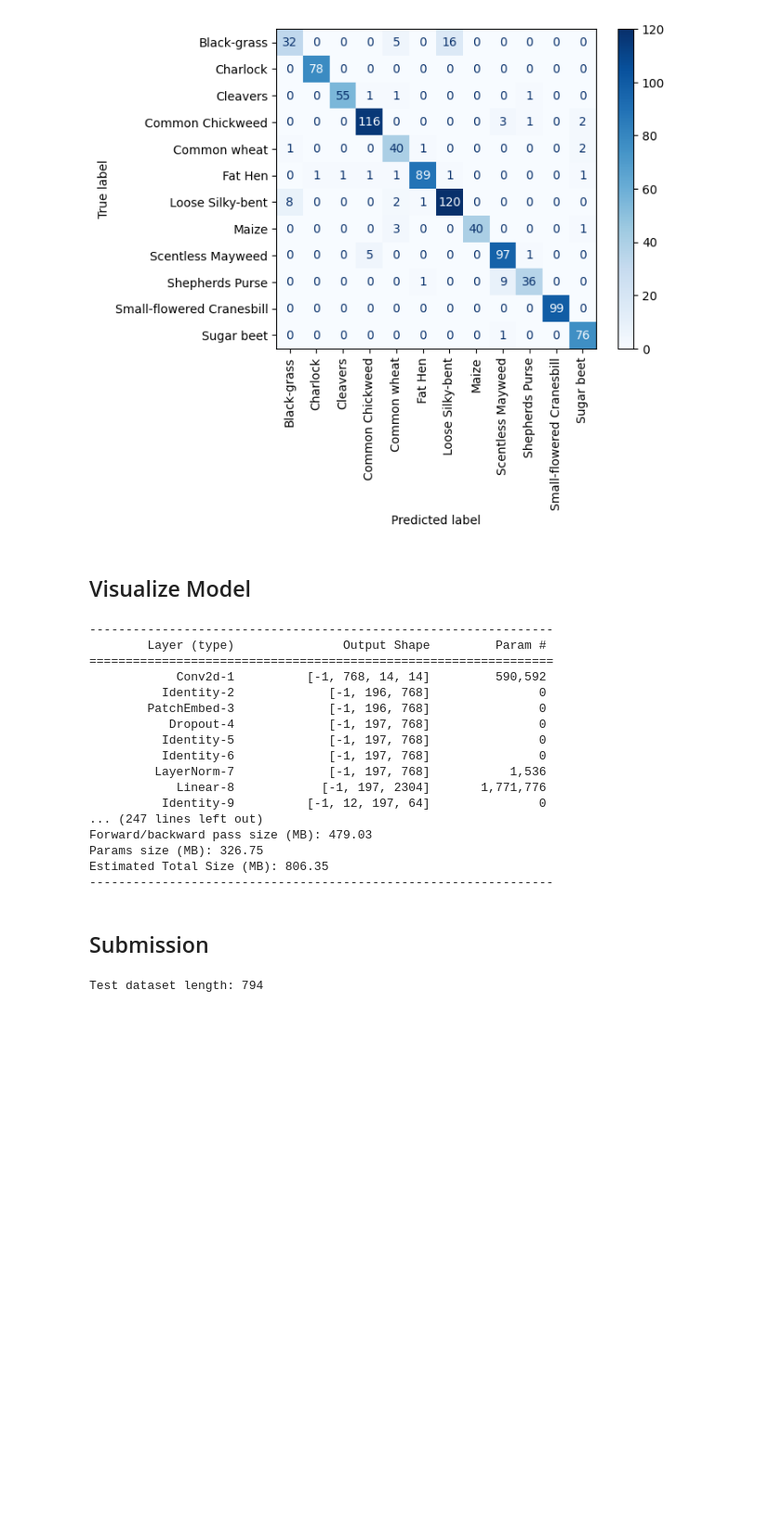
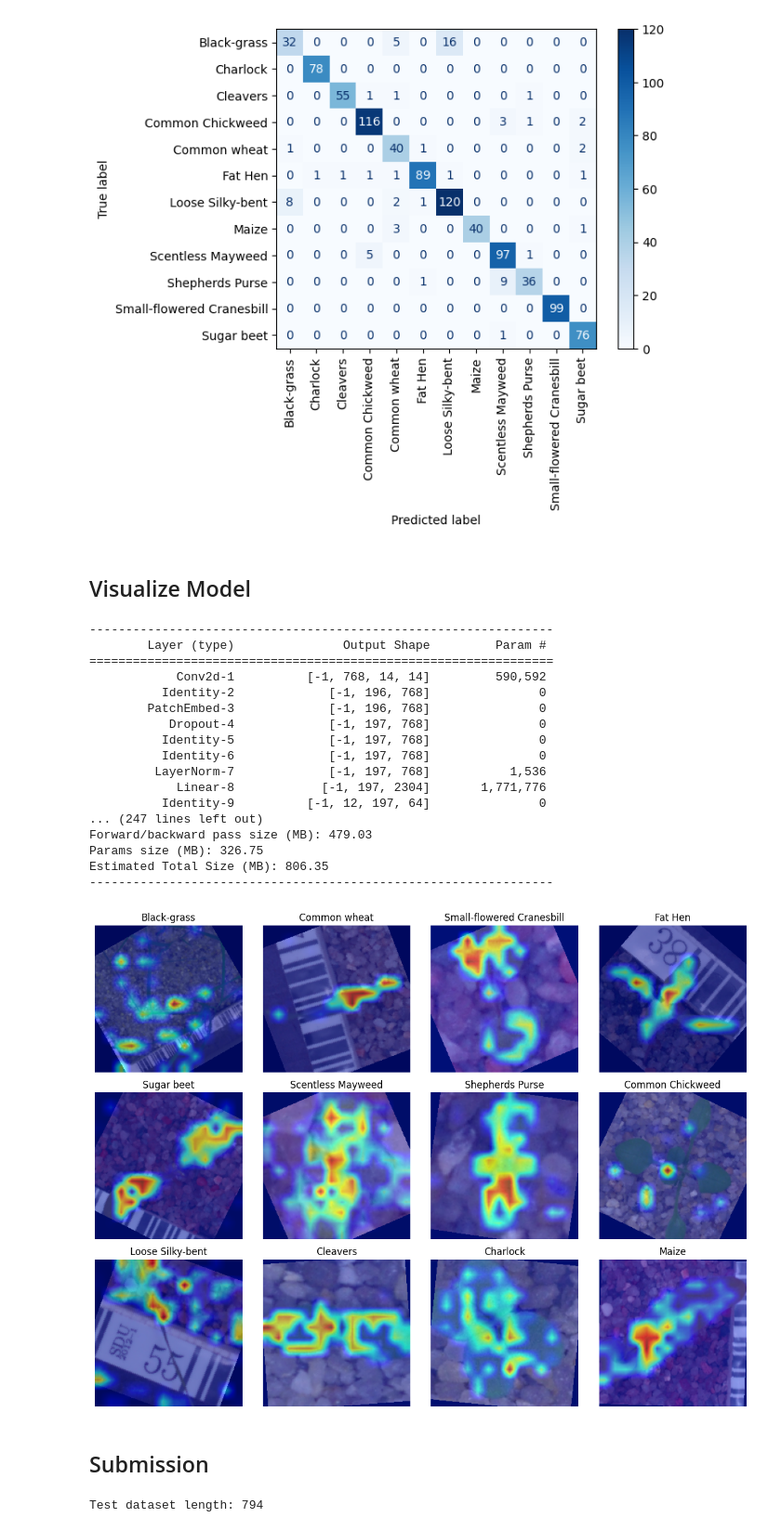
Before and after one commit to luckerma/dl_project, a Jupyter notebook: Transformer.ipynb, the cells around one changed output. Shown at 93% size. Drawn from its saved outputs; the diff is of its cells as text; code cells hidden in the pictures; blank space fills up the shorter version.

```diff
--- a/Transformer.ipynb
+++ b/Transformer.ipynb
@@ -401,7 +401,7 @@ Epoch 12/100
 # %%
 # Load model
 model: torch.nn.Module = torch.load(
-    DATA_ROOT / "model.pth", map_location=DEVICE, weights_only=False
+    DATA_ROOT / "model_0.96725.pth", map_location=DEVICE, weights_only=False
 )
 model = model.to(DEVICE)
 # %% [markdown]
@@ -514,6 +516,67 @@ Forward/backward pass size (MB): 479.03
 Params size (MB): 326.75
 Estimated Total Size (MB): 806.35
 ----------------------------------------------------------------
+# %%
+def reshape_transform(tensor, height=14, width=14):
+    result = tensor[:, 1:, :].reshape(tensor.size(0), height, width, tensor.size(2))
+
+    # Bring the channels to the first dimension,
+    # like in CNNs.
+    result = result.transpose(2, 3).transpose(1, 2)
+    return result
+
+
+image: Tensor
+label: int
+
+model.eval()
+
+target_layers: List[torch.nn.Module] = [model.blocks[-1].norm1]
+for layer in target_layers:
+    for param in layer.parameters():
+        param.requires_grad = True
+
+# Get one example per class
+unique_examples = {}
+for idx in range(len(train_loader.dataset)):
+    image, label = train_loader.dataset[idx]
+    if label not in unique_examples:
+        unique_examples[label] = image
+
+    if len(unique_examples) == num_classes:
+        break
+
+# Visualize Grad-CAM
+visualizations = []
+for label, image in unique_examples.items():
+    targets = [ClassifierOutputTarget(label)]
+    rgb_img = image.permute(1, 2, 0).cpu().numpy()
+    rgb_img = (rgb_img - rgb_img.min()) / (rgb_img.max() - rgb_img.min())
+    rgb_img = np.float32(rgb_img)
+
+    with GradCAM(
+        model=model, target_layers=target_layers, reshape_transform=reshape_transform
+    ) as cam:
+        grayscale_cam = cam(input_tensor=image.unsqueeze(0), targets=targets)
+        grayscale_cam = grayscale_cam[0, :]
+        visualization = show_cam_on_image(rgb_img, grayscale_cam, use_rgb=True)
+        visualizations.append((visualization, label))
+
+# Plot
+fig, axes = plt.subplots(3, 4, figsize=(12, 9))
+for ax, (vis, label) in zip(axes.flatten(), visualizations):
+    ax.imshow(vis)
+    ax.set_title(dataset.classes[label])
+    ax.axis("off")
+
+plt.tight_layout()
+plt.show()
+
+for layer in target_layers:
+    for param in layer.parameters():
+        param.requires_grad = False
+# %% [output]
+[figure, added]
 # %% [markdown]
 ## Submission
 # %%
```
Also changed, not shown: parts of 1 cell of this notebook, 2 other files.
